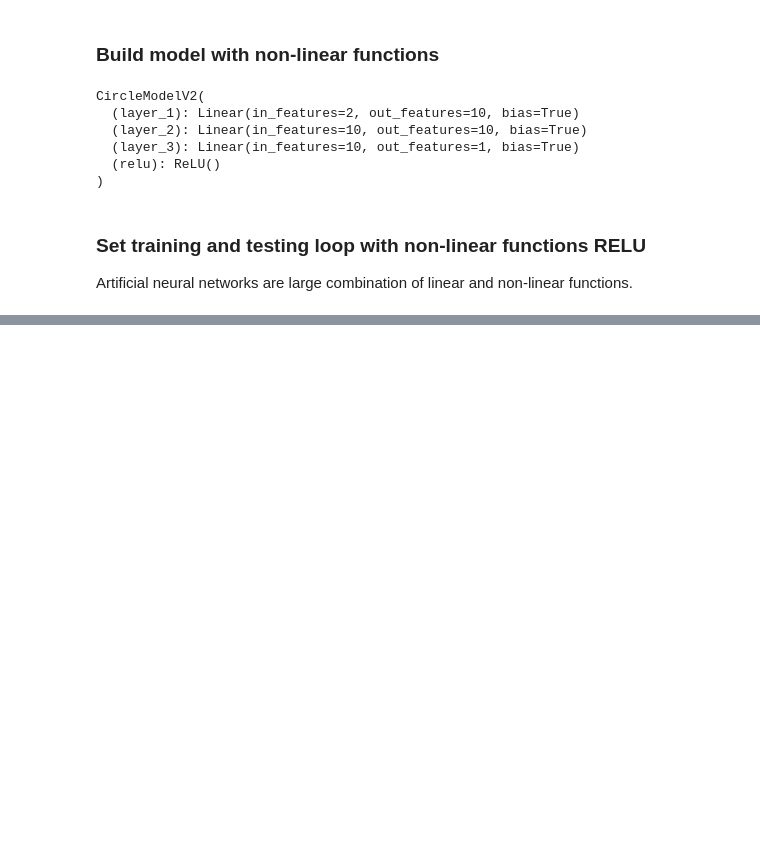
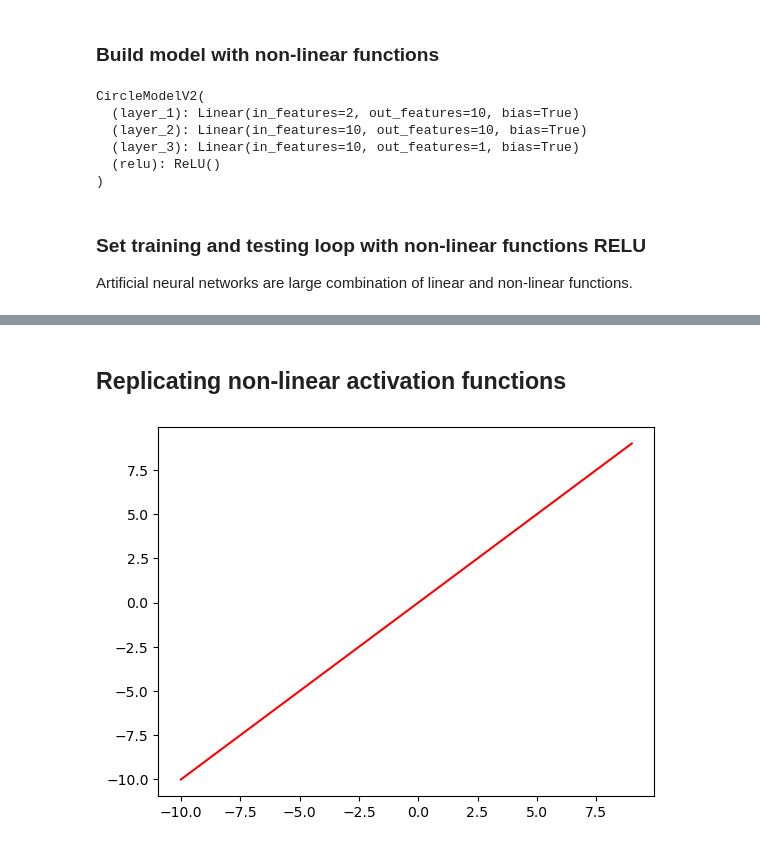
Before and after one commit to ayvemake/Pytorch_DeepLearning, a Jupyter notebook: 02_neural_networ_classification.ipynb, the cells around one changed output, grey strips where cells are left out. Cells and saved outputs as stored; diff of their text form; code cells hidden in the pictures; blank space fills up the shorter version.

```diff
--- a/02_neural_networ_classification.ipynb
+++ b/02_neural_networ_classification.ipynb
@@ -775,0 +853,9 @@ optimizer = torch.optim.SGD(params=model_3.parameters(), lr=0.1)
+# %% [markdown]
+## Replicating non-linear activation functions
+# %%
+# Create tensor
+A = torch.arange(-10, 10, 1, dtype=torch.float)
+A.dtype
+plt.plot(A.cpu(), A.cpu(), c="r");
+# %% [output]
+[figure, added]
```
Also changed, not shown: parts of 7 cells of this notebook.
